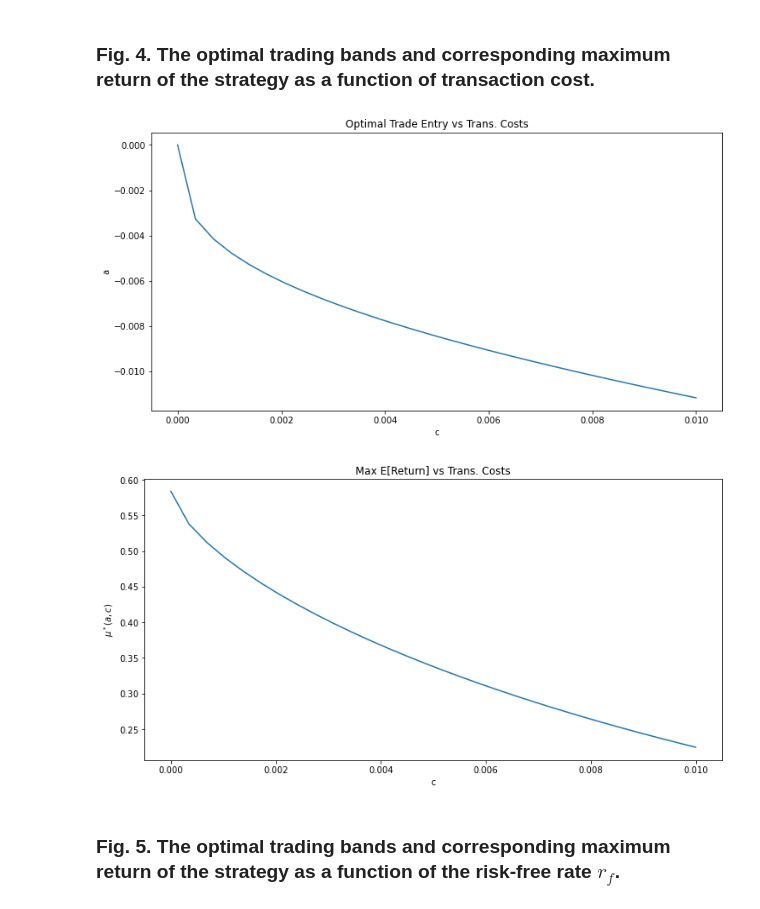
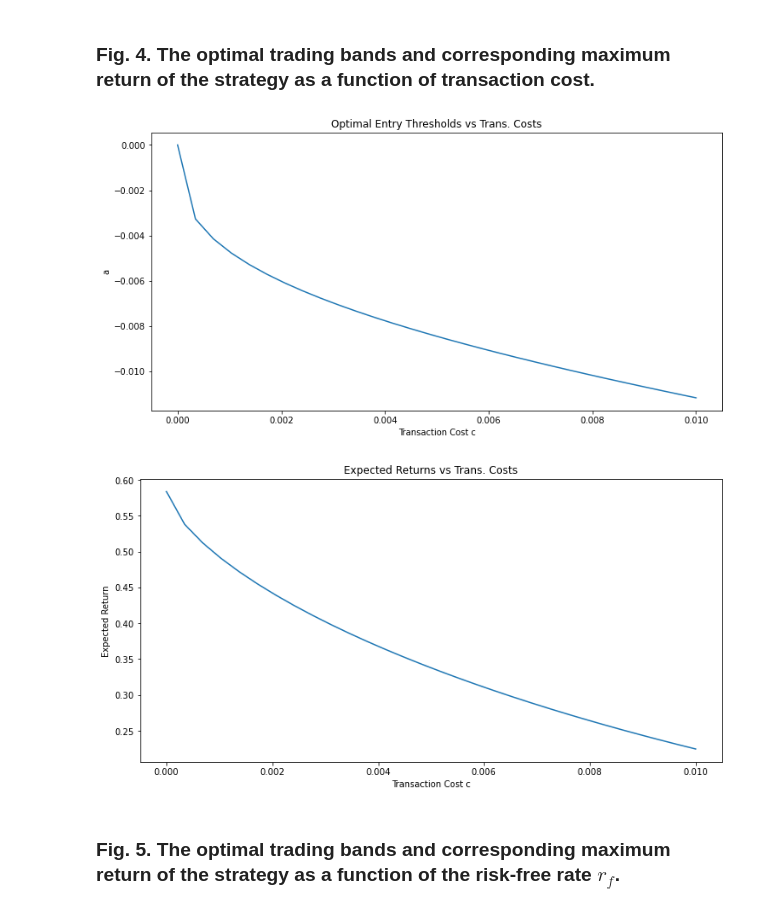
Before and after one commit to hudson-and-thames/arbitrage_research, a Jupyter notebook: Time Series Approach/ou_model_optimal_threshold_Bertram.ipynb, the cells around one changed output. Saved outputs shown, nothing was run; the diff lists cells and outputs as text; code cells hidden in the pictures.

```diff
--- a/Time Series Approach/ou_model_optimal_threshold_Bertram.ipynb
+++ b/Time Series Approach/ou_model_optimal_threshold_Bertram.ipynb
@@ -284,15 +284,15 @@ plt.show()
 # %%
 c_list = np.linspace(0, 0.01, 30)
 # %%
-fig = OUOTB.plot_optimal_trading_thresholds_c(c_list)
+fig = OUOTB.plot_target_vs_c(target = "a", method = "maximize_expected_return", c_list = c_list)
 plt.show()
 # %% [output]
-[figure, old version]
+[figure, new version]
 # %%
-fig = OUOTB.plot_maximum_expected_return(c_list)
+fig = OUOTB.plot_target_vs_c(target = "expected_return", method = "maximize_expected_return", c_list = c_list)
 plt.show()
 # %% [output]
-[figure, old version]
+[figure, new version]
 # %% [markdown]
 ### Fig. 5. The optimal trading bands and corresponding maximum return of the strategy as a function of the risk-free rate $r_f$.
 # %%
```
Also changed, not shown: parts of 8 cells of this notebook, 3 other files.
